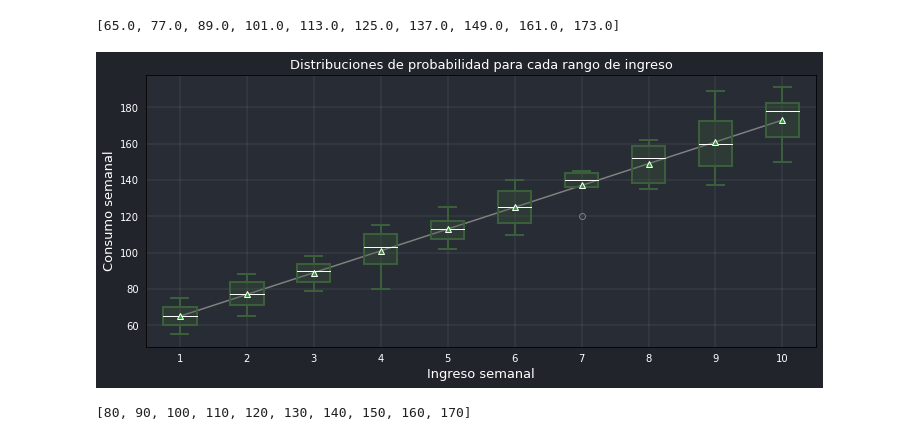
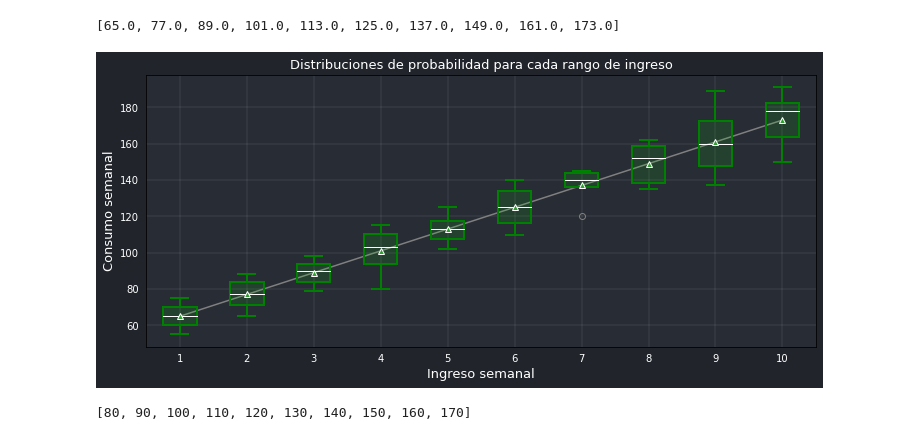
Before and after one commit to JuanFeA98/Economia, a Jupyter notebook: Econometría/01. Econometria I.ipynb, the cells around one changed output. Cells and saved outputs as stored; diff of their text form; code cells hidden in the pictures.

```diff
--- a/Econometría/01. Econometria I.ipynb
+++ b/Econometría/01. Econometria I.ipynb
@@ -175,36 +175,36 @@ plt.grid(visible=True, linewidth=0.1, color='white')
 
 # fig.set_facecolor('red')
 
 plt.xlabel('Ingreso semanal', color='white', size=13)
 plt.ylabel('Consumo semanal', color='white', size=13)
 
 values=[1, 2, 3, 4, 5, 6, 7, 8, 9, 10]
 
 ax.tick_params(axis='x', which='both', colors='#21252b')
 ax.tick_params(axis='y', which='both', colors='#21252b')
 
 plt.xticks(color='white')
 plt.yticks(color='white')
 
-c='#3b5e3b'
+c='green'
 
 plt.boxplot(
     data,
     showmeans=True,
     patch_artist=True,
-    boxprops=dict(color=c, linewidth=2, facecolor=(0.23, 0.36, 0.23, 0.3)),
+    boxprops=dict(color=c, linewidth=2, facecolor=(0, 1, 0, 0.1)),
     capprops=dict(color=c, linewidth=2),
     whiskerprops=dict(color=c, linewidth=2),
     flierprops=dict(markeredgecolor='gray'),
     medianprops=dict(color='white'),
     meanprops=dict(markeredgecolor='white')
 )
 
 plt.plot(values, promedio, color='gray')
 
 plt.show()
 # %% [output]
-[figure, old version]
+[figure, new version]
 # %%
 values
 # %% [output]
```
